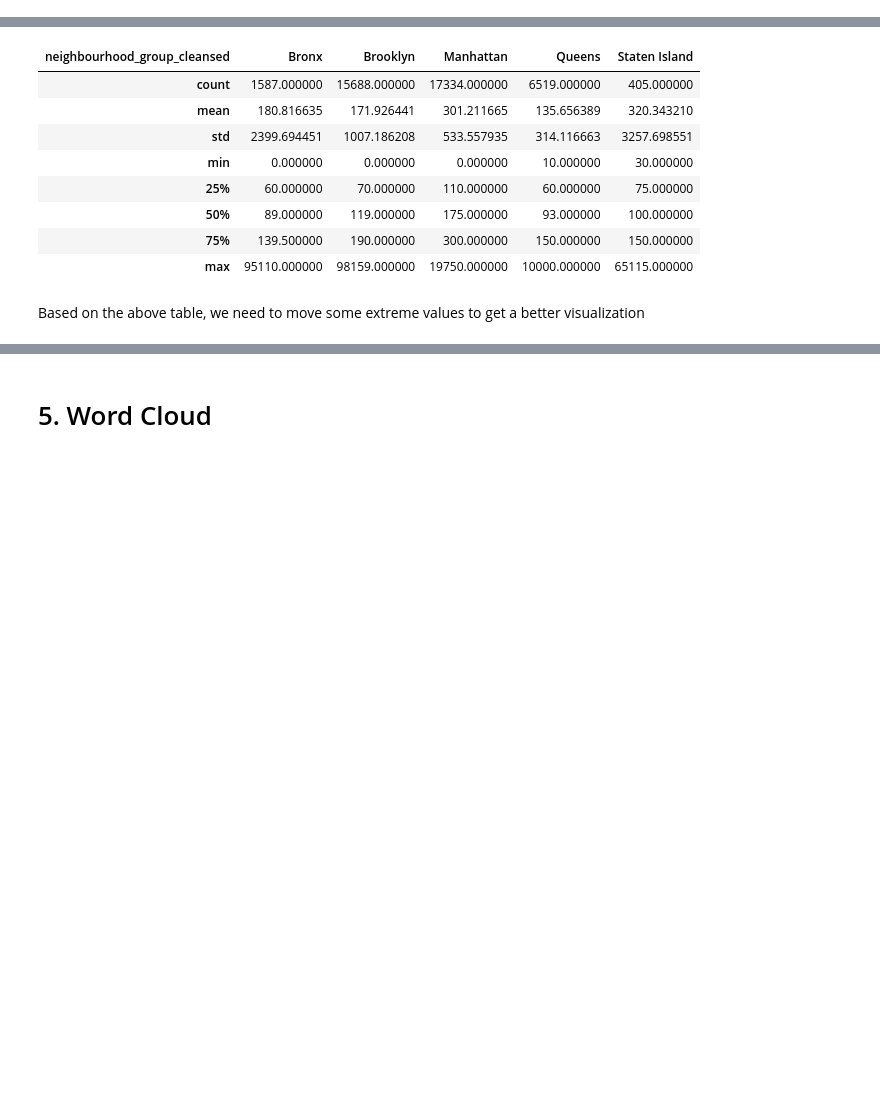
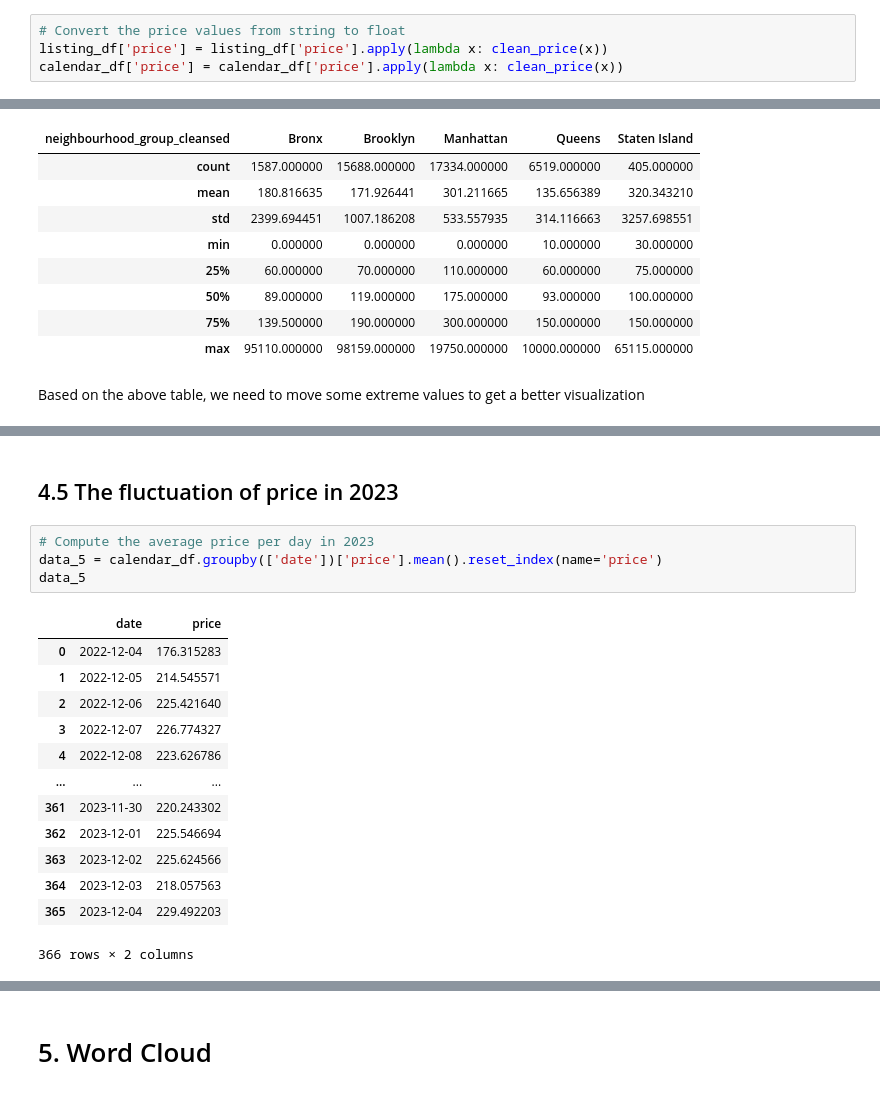
Before and after one commit to tmkhang1999/2022-NYC-Airbnb-Analytics, a Jupyter notebook: analysis.ipynb, the cells around one changed output, grey strips where cells are left out. Saved outputs shown, nothing was run; the diff lists cells and outputs as text; blank space fills up the shorter version.

```diff
--- a/analysis.ipynb
+++ b/analysis.ipynb
@@ -223,3 +220,7 @@ listing_df['price'] = listing_df['price'].apply(lambda x: clean_price(x))
+# %%
+# Convert the price values from string to float
+listing_df['price'] = listing_df['price'].apply(lambda x: clean_price(x))
+calendar_df['price'] = calendar_df['price'].apply(lambda x: clean_price(x))
 # %%
 # Convert all values in description to string
 listing_df['description'] = listing_df['description'].astype('str')
@@ -359,0 +361,20 @@ ax.grid()
+# %% [markdown]
+## 4.5 The fluctuation of price in 2023
+# %%
+# Compute the average price per day in 2023
+data_5 = calendar_df.groupby(['date'])['price'].mean().reset_index(name='price')
+data_5
+# %% [output]
+|  | date | price |
+| 0 | 2022-12-04 | 176.315283 |
+| 1 | 2022-12-05 | 214.545571 |
+| 2 | 2022-12-06 | 225.421640 |
+| 3 | 2022-12-07 | 226.774327 |
+| 4 | 2022-12-08 | 223.626786 |
+| ... | ... | ... |
+| 361 | 2023-11-30 | 220.243302 |
+| 362 | 2023-12-01 | 225.546694 |
+| 363 | 2023-12-02 | 225.624566 |
+| 364 | 2023-12-03 | 218.057563 |
+| 365 | 2023-12-04 | 229.492203 |
+366 rows × 2 columns
```
Also changed, not shown: parts of 7 cells of this notebook.
